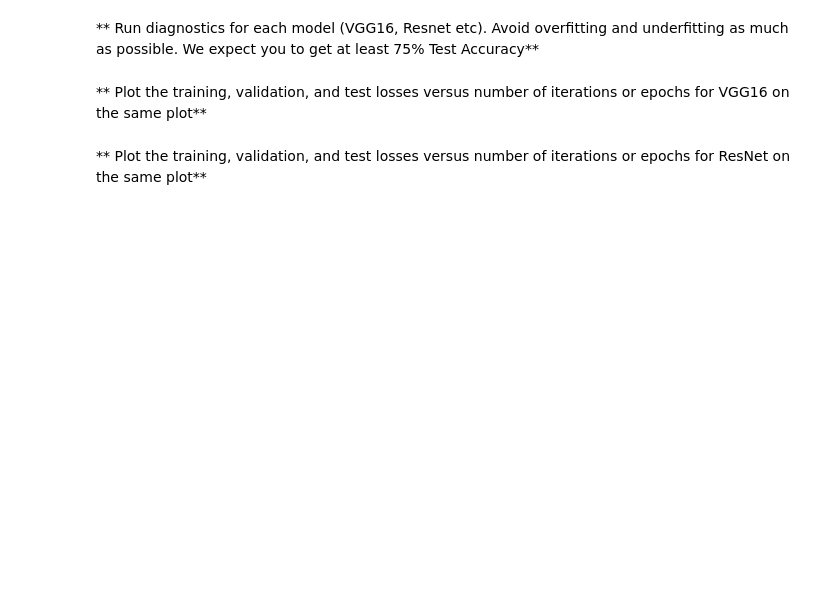
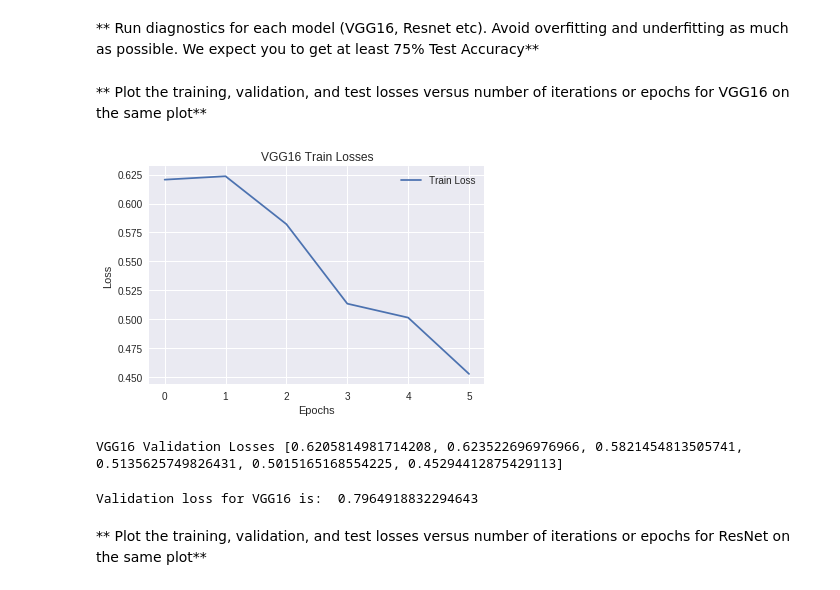
Before and after one commit to ooaj/BLG561E, a Jupyter notebook: HW-2/PyTorch.ipynb, the cells around one changed output. Saved outputs shown, nothing was run; the diff lists cells and outputs as text; code cells hidden in the pictures; blank space fills up the shorter version.

```diff
--- a/HW-2/PyTorch.ipynb
+++ b/HW-2/PyTorch.ipynb
@@ -217,7 +524,34 @@ with torch.no_grad():
 # %% [markdown]
 ** Run diagnostics for each model (VGG16, Resnet etc). Avoid overfitting and underfitting as much as possible.
 We expect you to get at least 75% Test Accuracy**
+# %%
+# Load VGG16 from Drive
+vgg_16 = np.load("/content/drive/My Drive/BLG561E/vgg16_1.npz")
+train_losses_vgg16 = vgg_16["train_losses"]
+losses_epoch_vgg16 = vgg_16["val_losses"]
+
+train_losses_mean_vgg16 = []
+for i in range(int(len(train_losses_vgg16)/94)):
+  train_losses_mean_vgg16.append(np.mean(train_losses_vgg16[i*94:(i+1)*94]))
 # %% [markdown]
 ** Plot the training, validation, and test losses versus number of iterations or epochs for VGG16 on the same plot**
+# %%
+fig = plt.figure()
+ax = plt.subplot(111)
+ax.plot(range(len(train_losses_mean_vgg16)), train_losses_mean_vgg16, label='Train Loss')
+ax.legend()
+
+plt.xlabel('Epochs')
+plt.ylabel('Loss')
+plt.title('VGG16 Train Losses')
+plt.grid(True)
+plt.show()
+# %% [output]
+[figure, added]
+VGG16 Validation Losses [0.6205814981714208, 0.623522696976966, 0.5821454813505741, 0.5135625749826431, 0.5015165168554225, 0.45294412875429113]
+# %%
+print("Validation loss for VGG16 is: ", losses_epoch_vgg16)
+# %% [output]
+Validation loss for VGG16 is:  0.7964918832294643
 # %% [markdown]
 ** Plot the training, validation, and test losses versus number of iterations or epochs for ResNet on the same plot**
```
Also changed, not shown: parts of 29 cells of this notebook, 5 other files.
